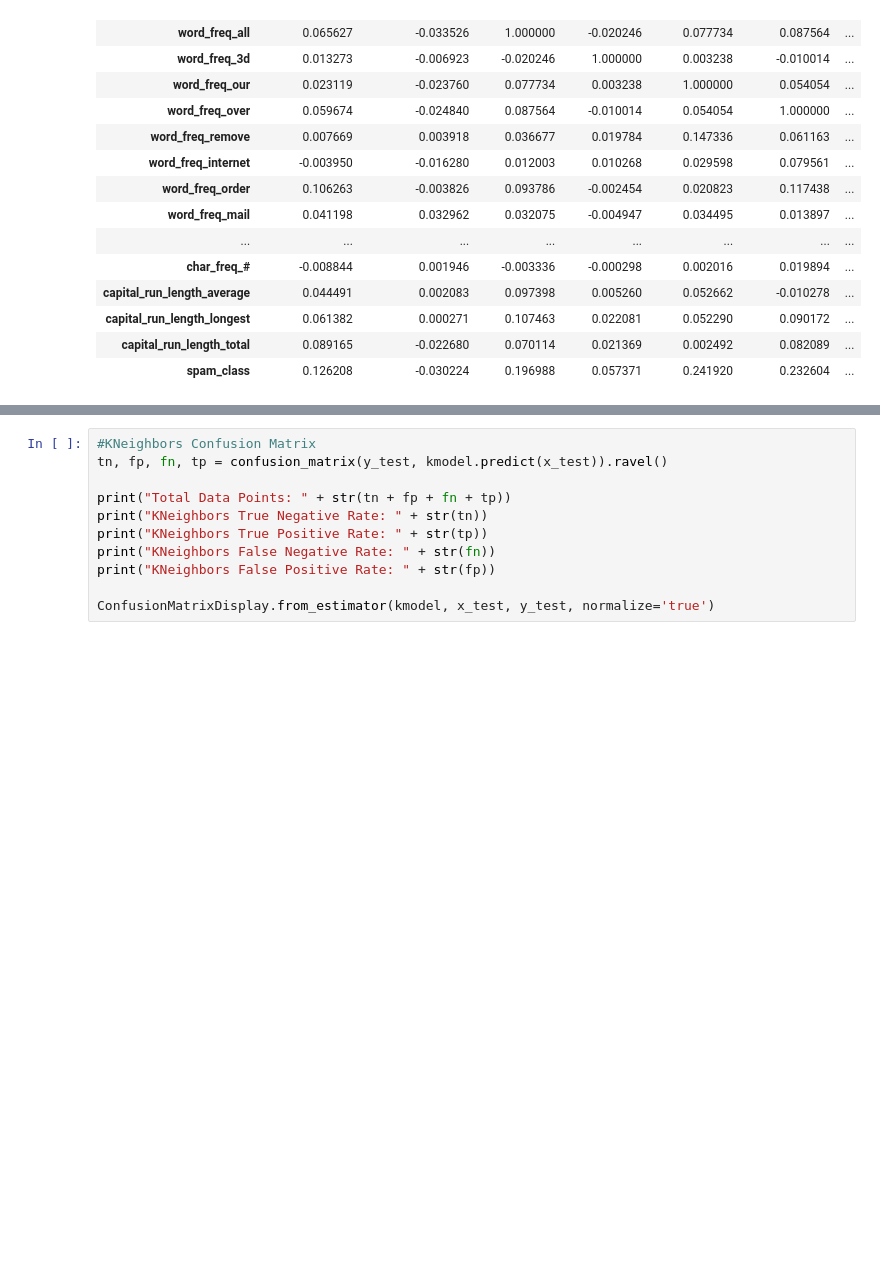
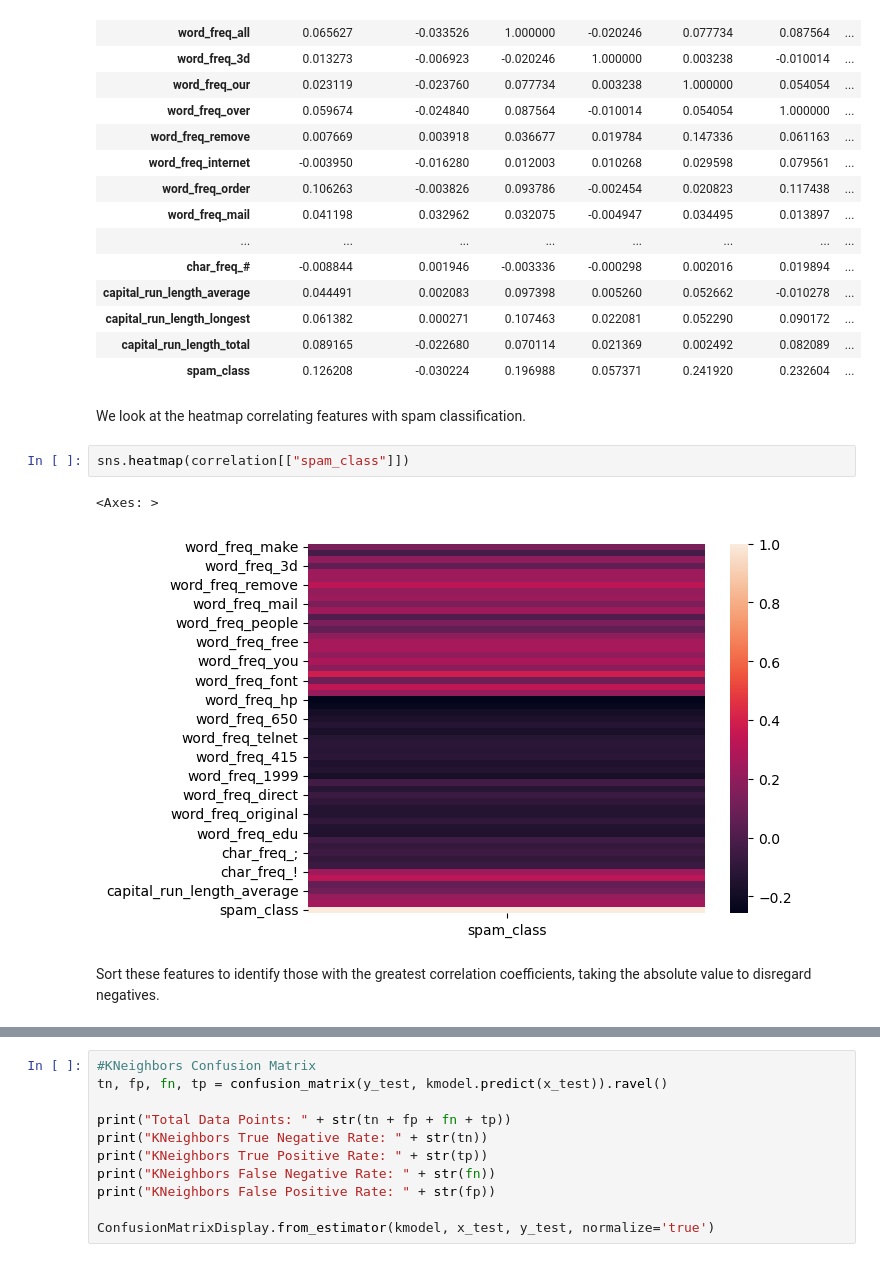
Before and after one commit to leonjiao5/SpambaseML, a Jupyter notebook: projectCode.ipynb, the cells around one changed output, grey strips where cells are left out. Saved outputs shown, nothing was run; the diff lists cells and outputs as text; blank space fills up the shorter version.

```diff
--- a/projectCode.ipynb
+++ b/projectCode.ipynb
@@ -129,3 +131,12 @@ correlation.style.background_gradient(cmap='coolwarm')
 | capital_run_length_longest | 0.061382 | 0.000271 | 0.107463 | 0.022081 | 0.052290 | 0.090172 | ... |
 | capital_run_length_total | 0.089165 | -0.022680 | 0.070114 | 0.021369 | 0.002492 | 0.082089 | ... |
 | spam_class | 0.126208 | -0.030224 | 0.196988 | 0.057371 | 0.241920 | 0.232604 | ... |
+# %% [markdown]
+We look at the heatmap correlating features with spam classification.
+# %%
+sns.heatmap(correlation[["spam_class"]])
+# %% [output]
+<Axes: >
+[figure, added]
+# %% [markdown]
+Sort these features to identify those with the greatest correlation coefficients, taking the absolute value to disregard negatives.
```
Also changed, not shown: parts of 36 cells of this notebook.
